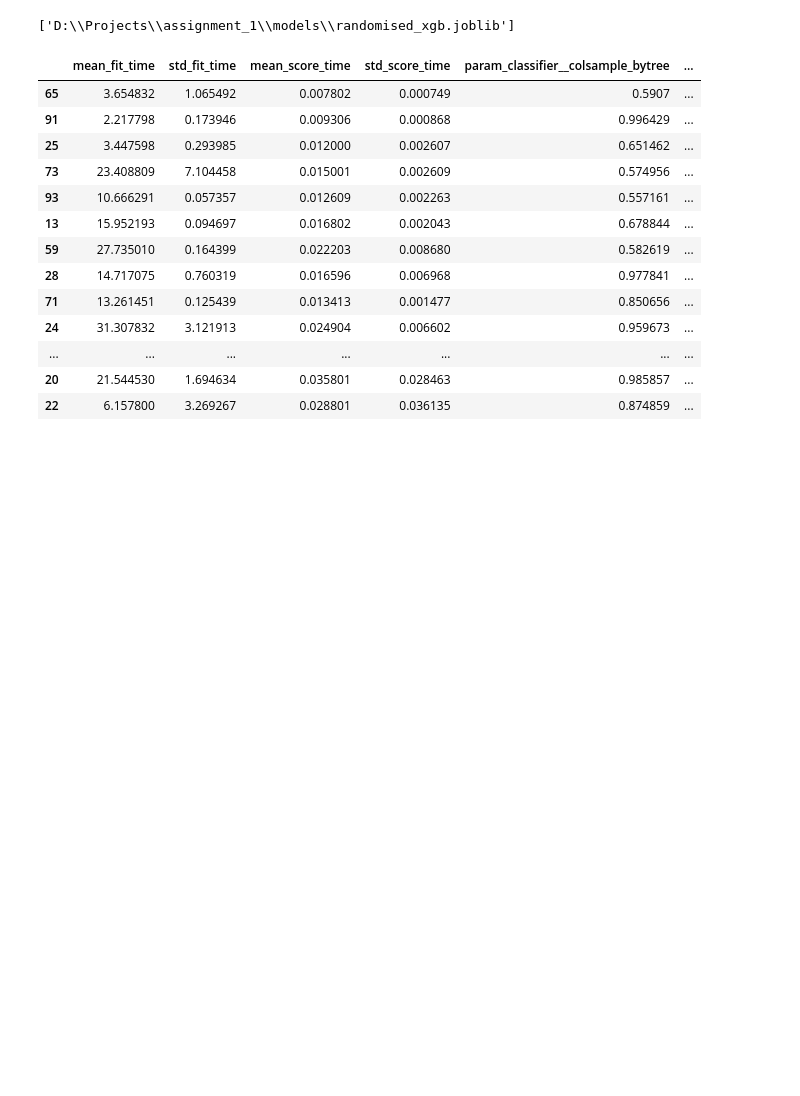
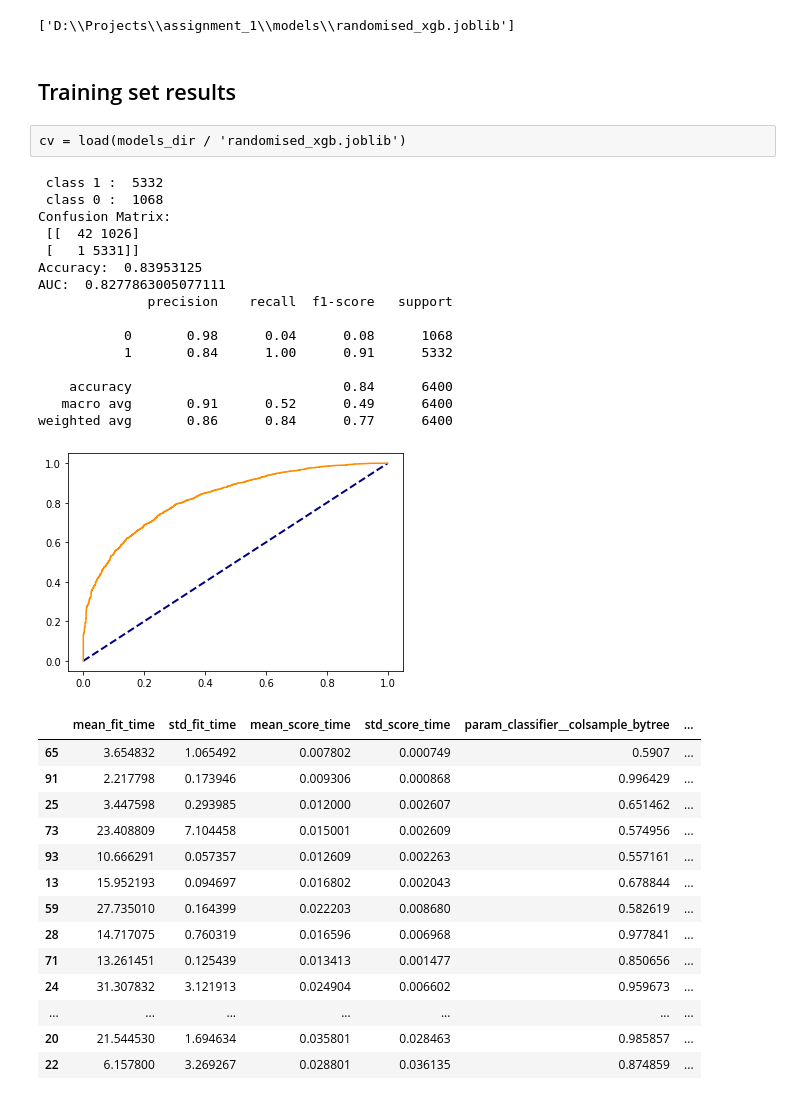
Before and after one commit to roger-yu-ds/assignment_1, a Jupyter notebook: notebooks/yu_roger-10906675-week1_randcv_xgb_69051.ipynb, the cells around one changed output. Drawn from its saved outputs; the diff is of its cells as text; code cells hidden in the pictures; blank space fills up the shorter version.

Commit message:
Add training set results

```diff
--- a/notebooks/yu_roger-10906675-week1_randcv_xgb_69051.ipynb
+++ b/notebooks/yu_roger-10906675-week1_randcv_xgb_69051.ipynb
@@ -220,6 +223,32 @@ RandomizedSearchCV(cv=5,
 dump(cv, models_dir / 'randomised_xgb.joblib')
 # %% [output]
 ['D:\\Projects\\assignment_1\\models\\randomised_xgb.joblib']
+# %% [markdown]
+## Training set results
+# %% [raw]
+cv = load(models_dir / 'randomised_xgb.joblib')
+# %%
+preds = cv.predict(X_train)
+probs = cv.predict_proba(X_train)[:, 1]
+
+classification_reports_2(y_train, preds, probs)
+# %% [output]
+ class 1 :  5332
+ class 0 :  1068
+Confusion Matrix:
+ [[  42 1026]
+ [   1 5331]]
+Accuracy:  0.83953125
+AUC:  0.8277863005077111
+              precision    recall  f1-score   support
+
+           0       0.98      0.04      0.08      1068
+           1       0.84      1.00      0.91      5332
+
+    accuracy                           0.84      6400
+   macro avg       0.91      0.52      0.49      6400
+weighted avg       0.86      0.84      0.77      6400
+[figure, added]
 # %%
 pd.DataFrame(cv.cv_results_).query('mean_test_score.notnull()').sort_values(by=['mean_test_score'], ascending=False)
 # %% [output]
```
Also changed, not shown: parts of 1 cell of this notebook.
